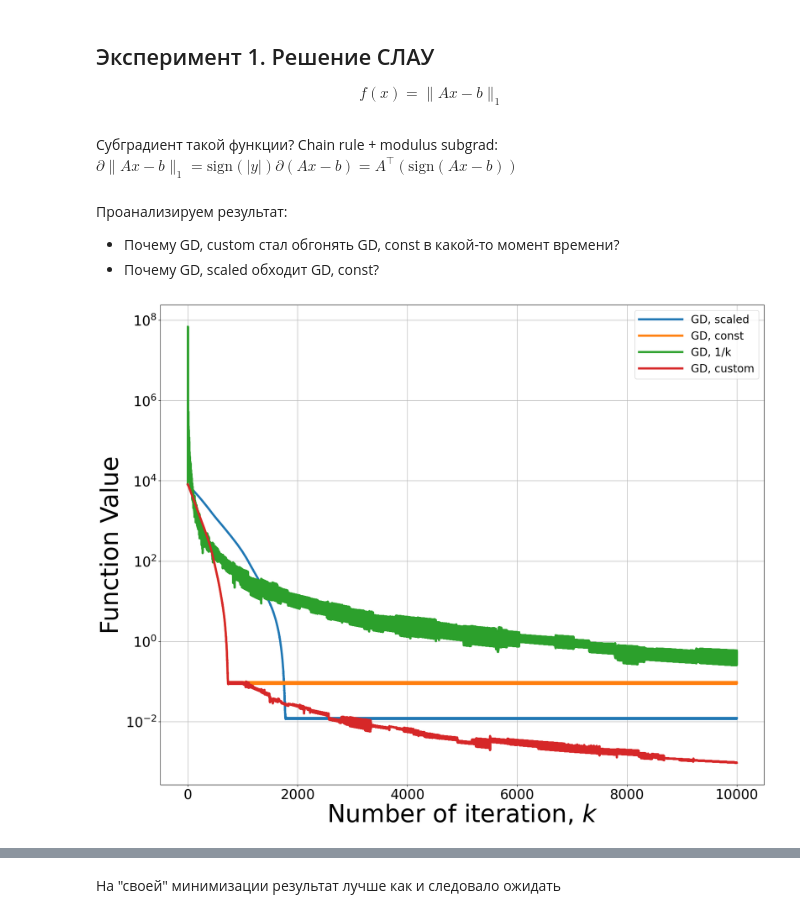
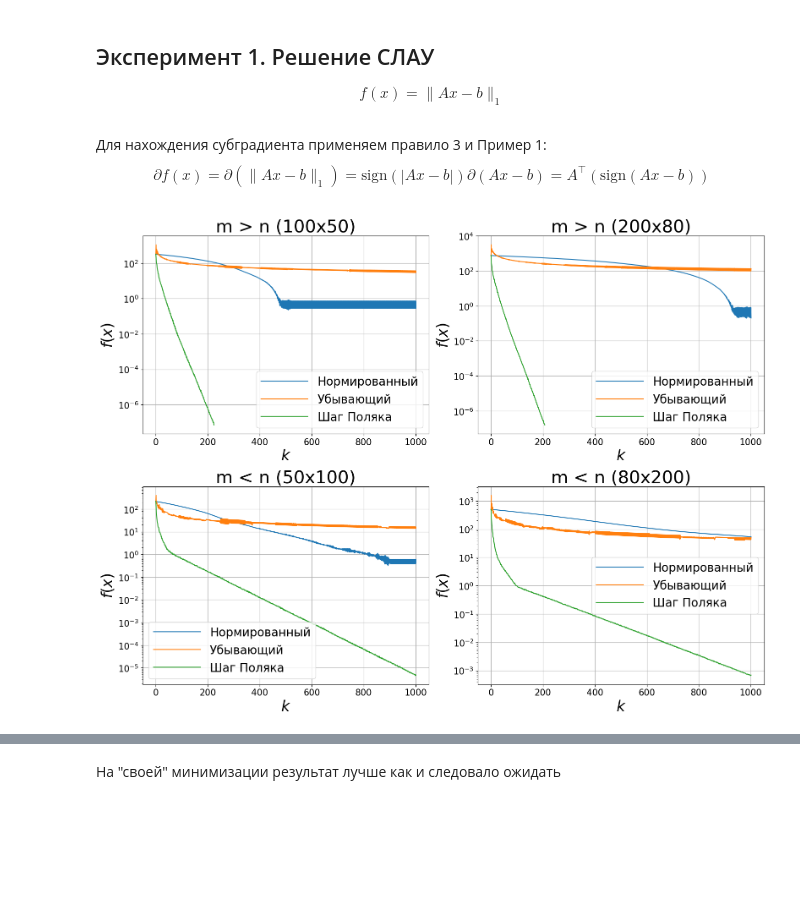
Before and after one commit to DredderGun/math_opt_course, a Jupyter notebook: lesson4_non_smooth_obj/sem3_subgrad.ipynb, the cells around one changed output, grey strips where cells are left out. Drawn from its saved outputs; the diff is of its cells as text; code cells hidden in the pictures; blank space fills up the shorter version.

```diff
--- a/lesson4_non_smooth_obj/sem3_subgrad.ipynb
+++ b/lesson4_non_smooth_obj/sem3_subgrad.ipynb
@@ -104,5 +205,8 @@ def alpha_function1(k):
 
 $$f(x) = \| Ax - b \|_1$$
 # %% [markdown]
-Субградиент такой функции? Chain rule + modulus subgrad: $\partial \| Ax - b \|_1 = \text{sign} (|y|) \partial (Ax - b) = A^\top (\text{sign} (Ax - b))$
+Для нахождения субградиента применяем правило 3 и Пример 1:
+$$
+\partial f(x) = \partial ( \| Ax - b \|_1 ) = \text{sign} (|Ax - b|) \partial (Ax - b) = A^\top (\text{sign} (Ax - b))
+$$
 # %%
@@ -133,19 +218,55 @@ for method in methods:
-# %% [markdown]
-Проанализируем результат:
-- Почему GD, custom стал обгонять GD, const в какой-то момент времени?
-- Почему GD, scaled обходит GD, const?
-# %%
-%matplotlib inline
-plt.figure(figsize=(20, 16))
-funcx = lambda x: 1 / 2 * np.linalg.norm(A @ x - b, 2) ** 2
-for method in methods:
-    xhistory = method.history
-    times, values = parse_logs(method.history, ret_time=False, funcx=funcx)
-    plt.semilogy(times, values, label=method.name)
-plt.grid()
-plt.ylabel(r"Function Value")
-plt.xlabel(r"Number of iteration, $k$")
-plt.legend();
-# %% [output]
-[figure, removed]
+# %%
+%matplotlib inline
+np.random.seed(42)
+
+configs = [
+    {"m": 100, "n": 50, "title": "m > n (100x50)"},
+    {"m": 200, "n": 80, "title": "m > n (200x80)"},
+    {"m": 50, "n": 100, "title": "m < n (50x100)"},
+    {"m": 80, "n": 200, "title": "m < n (80x200)"},
+]
+
+fig, axes = plt.subplots(2, 2, figsize=(16, 12))
+axes = axes.flatten()
+
+for idx, config in enumerate(configs):
+    m, n = config["m"], config["n"]
+    title = config["title"]
+
+    A = np.random.randn(m, n)
+    x_true = np.random.rand(n)
+    b = A.dot(x_true)
+    x0 = np.zeros(n)
+    f_l1 = func_SLE_l1(A, b)
+    subgradf_l1 = subgrad_func_SLE_l1(A, b)
+    epsilon = 1e-9
+
+    methods = [
+        GradientDescent(ScaledConstantStepSize(1), name="Нормированный"),
+        GradientDescent(SeqStepSize(d=0.5, alpha0=0.1), name="Убывающий"),
+        GradientDescent(PolyakStepSize(f_sol=np.abs(A.dot(x_true) - b).sum()), name="Шаг Поляка"),
+    ]
+
+    for method in methods:
+        method.history = []
+        method.solve(x0, f_l1, subgradf_l1, tol=epsilon, max_iter=1000)
+
+    ax = axes[idx]
+    funcx = lambda x: f_l1(x)
+    for method in methods:
+        xhistory = method.history
+        if not xhistory: continue
+        iters, values = parse_logs(xhistory, ret_time=False, funcx=funcx)
+        ax.semilogy(iters, values, label=method.name, linewidth=1.5)
+
+    ax.grid()
+    ax.set_ylabel(r"$f(x)$")
+    ax.set_xlabel(r"$k$")
+    ax.set_title(title)
+    ax.legend()
+
+plt.tight_layout()
+plt.show()
+# %% [output]
+[figure, added]
 # %% [markdown]
```
Also changed, not shown: parts of 71 cells of this notebook.
